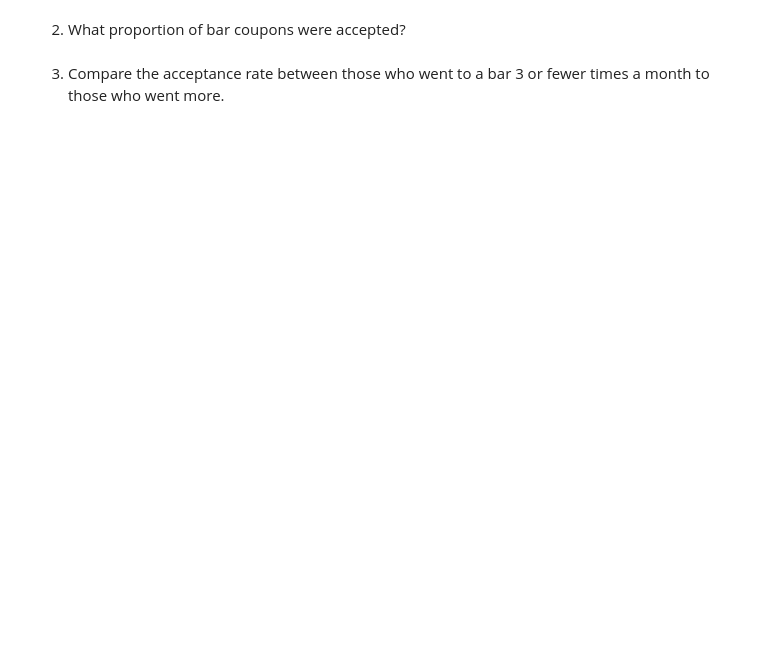
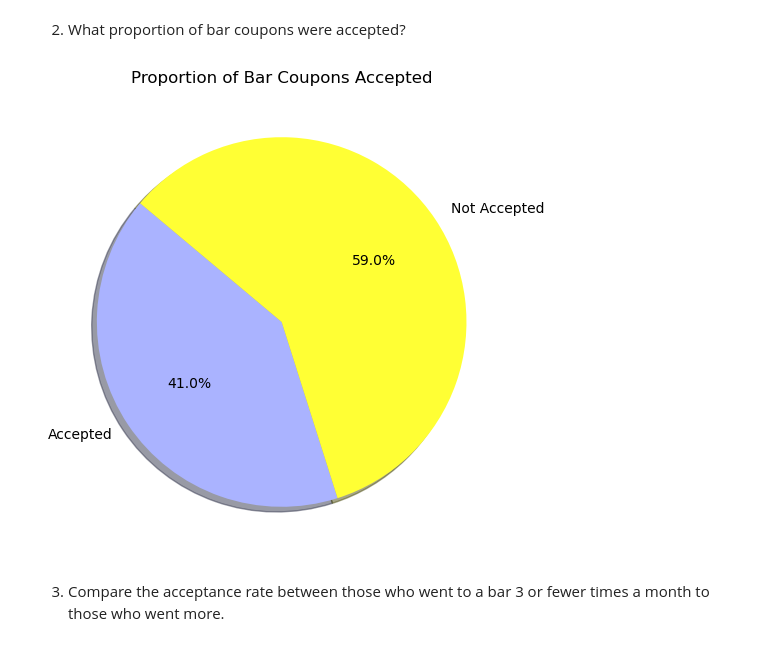
Before and after one commit to lakshmip8217/PAA_5.1, a Jupyter notebook: prompt.ipynb, the cells around one changed output. Saved outputs shown, nothing was run; the diff lists cells and outputs as text; code cells hidden in the pictures; blank space fills up the shorter version.

Commit message:
update all visualizations

```diff
--- a/prompt.ipynb
+++ b/prompt.ipynb
@@ -259,3 +260,11 @@ plt.show()
 Now, we will lead you through an exploration of just the bar related coupons.
 
 1. Create a new `DataFrame` that contains just the bar coupons.
+# %%
+# load the coupons.csv
+df = pd.read_csv('data/coupons.csv')
+#df.info()
+
+# Filte df to create a new DataFrame with only 'Bar' coupons
+bar_coupons_df = df[df['coupon'] == 'Bar']
+bar_coupons_df.transpose()
@@ -262,4 +290,22 @@ Now, we will lead you through an exploration of just the bar related coupons.
 # %% [markdown]
 2. What proportion of bar coupons were accepted?
+# %%
+# Calculate the portion of 'Bar' coupons that were accepted (Y = 1)
+accepted_portion = bar_coupons_df['Y'].mean()
+
+# Calculate the portion of not accepted 'Bar' coupons (Y = 0)
+not_accepted_portion = 1 - accepted_portion
+
+# Plotting a pie chart
+labels = ['Accepted', 'Not Accepted']
+sizes = [accepted_portion, not_accepted_portion]
+colors = ['#aab3ff', '#ffff34']  # purple for accepted, yellow for not accepted
+
+plt.figure(figsize=(8, 6))
+plt.pie(sizes, labels=labels, colors=colors, autopct='%1.1f%%', shadow=True, startangle=140)
+plt.title('Proportion of Bar Coupons Accepted')
+plt.show()
+# %% [output]
+[figure, added]
 # %% [markdown]
 3. Compare the acceptance rate between those who went to a bar 3 or fewer times a month to those who went more.
```
Also changed, not shown: parts of 8 cells of this notebook.
